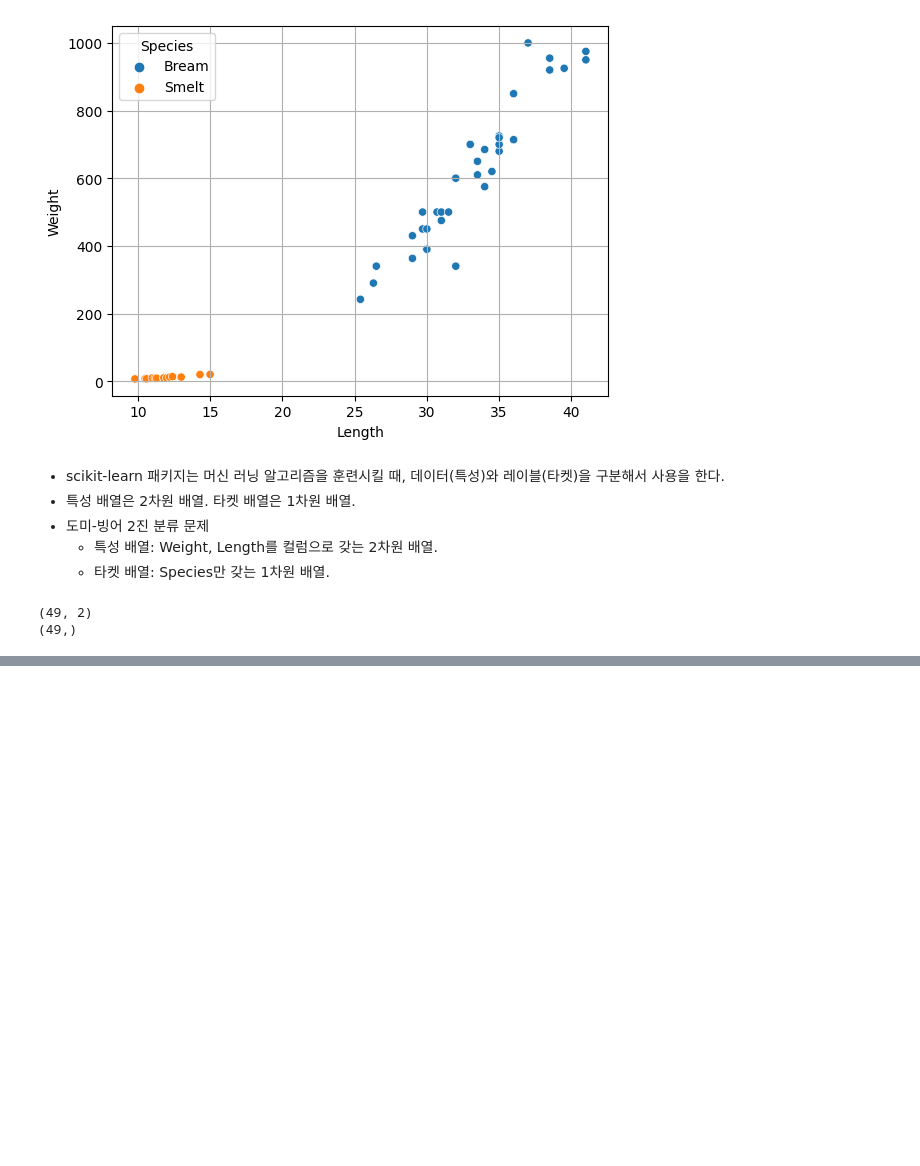
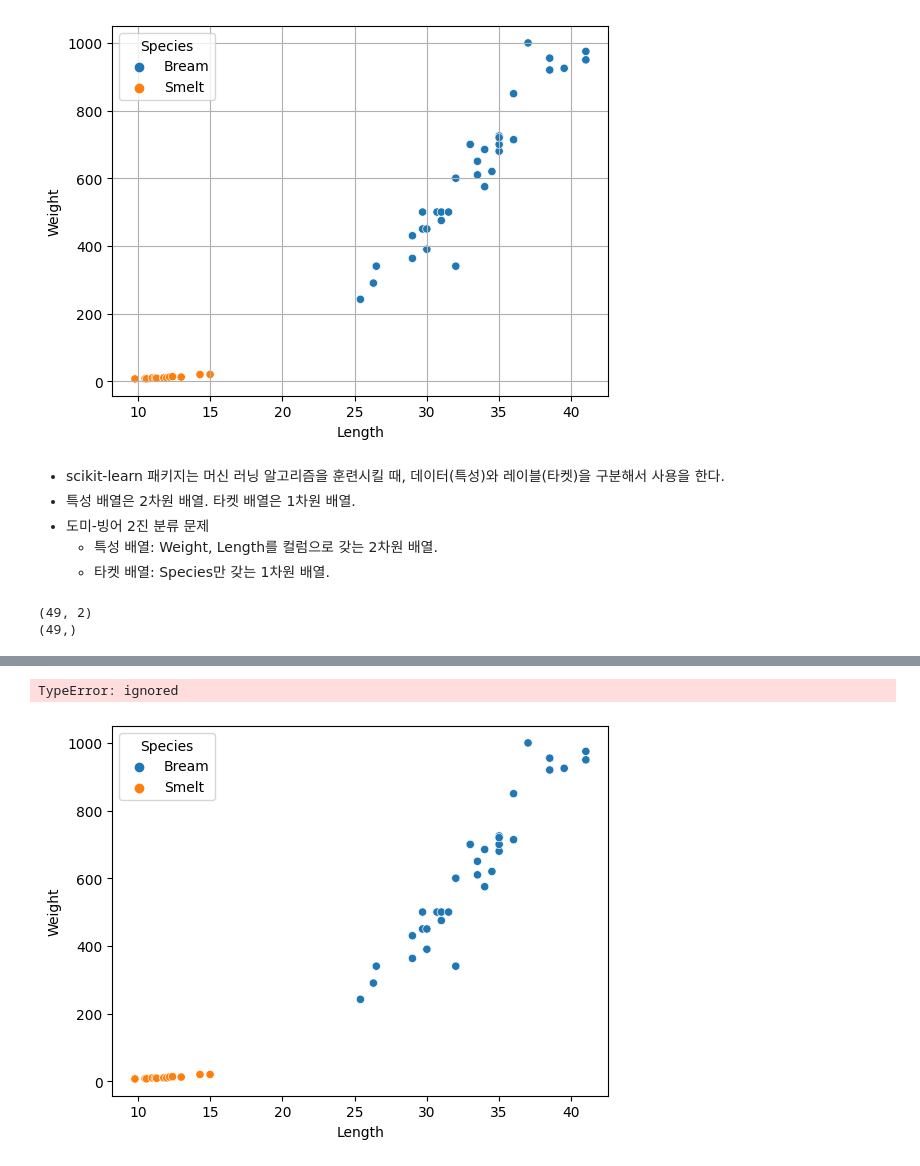
Before and after one commit to Le2Hee/python-itwill, a Jupyter notebook: ml02_knn.ipynb, the cells around one changed output, grey strips where cells are left out. Saved outputs shown, nothing was run; the diff lists cells and outputs as text; code cells hidden in the pictures; blank space fills up the shorter version.

```diff
--- a/ml02_knn.ipynb
+++ b/ml02_knn.ipynb
@@ -198,6 +205,6 @@ plt.show()
 X = df[['Weight', 'Length']].values
 
 # 타겟 배열의 shape: (n_samples, )
-Y = df['Species'].values
+y = df['Species'].values
 # %%
 print(X.shape) # (49, 2)
@@ -207,0 +243,3 @@ print(Y.shape) # (49, )
+# %%
+knn = KNeighborsClassifier()
+# n.neighbors 파라미터: 기본값 5, KNN 알고리즘에서 사용할 가장 가까운 이웃 개수.
@@ -207,0 +250,3 @@ print(Y.shape) # (49, )
+# %%
+knn.fit(X, y)
+#> 지도 학습(supervised learning): 머신 러닝 모델에게 특성과 레이블을 모두 제공하고 훈련(학습)시키는 것.
@@ -207,0 +349,15 @@ print(Y.shape) # (49, )
+# %%
+K_test = []
+y_test = []
+for k in range(1, 50):
+    knn = KNeighborsClassifier(n_neighbors = k)
+    knn.fit(X, y)
+    y_test = knn.predict(X)
+    K_test.append(y_test)
+sns.scatterplot(data=df, x='Length', y='Weight', hue='Species')
+plt.scatter(x=K_test[:, 1], y=K_test[:, 0], c='red', marker='^')
+plt.grid()
+plt.show()
+# %% [output]
+TypeError: ignored
+[figure, added]
```
Also changed, not shown: parts of 68 cells of this notebook.
